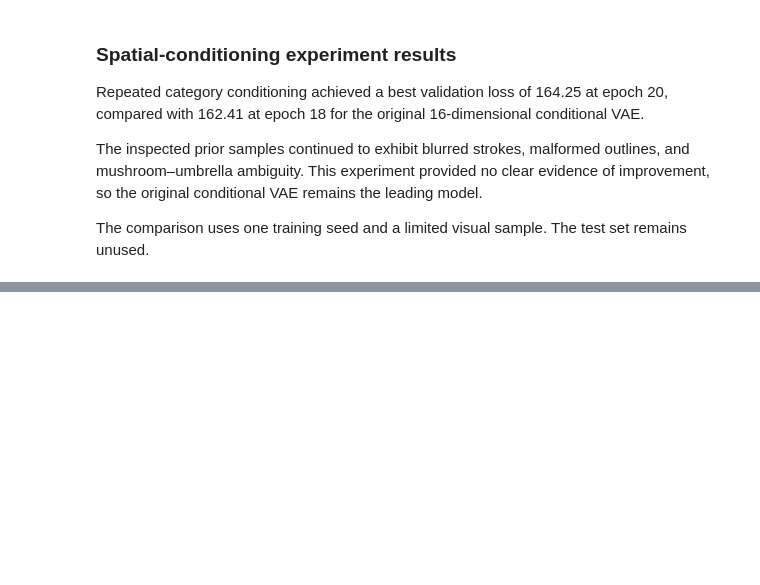
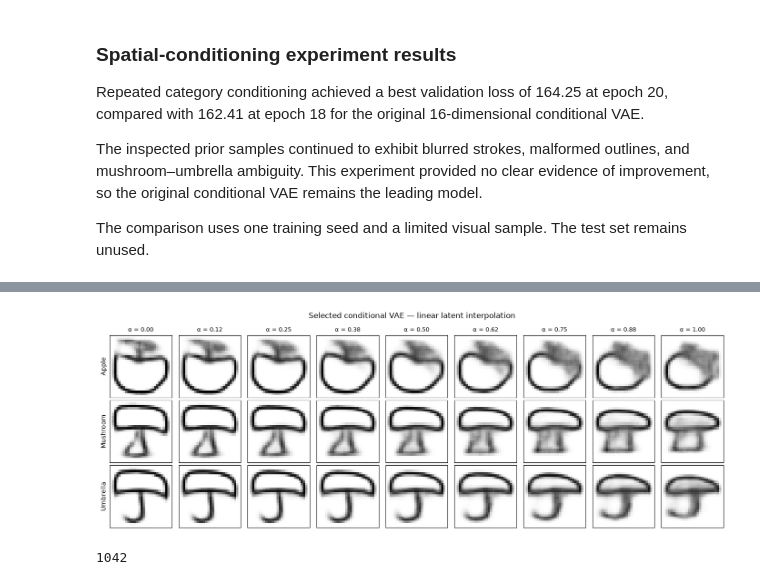
Before and after one commit to ashlabs/sketch-generation-vae, a Jupyter notebook: generative_model.ipynb, the cells around one changed output, grey strips where cells are left out. Saved outputs shown, nothing was run; the diff lists cells and outputs as text; code cells hidden in the pictures; blank space fills up the shorter version.

Commit message:
Evaluate category agreement, training similarity, and latent interpolation

```diff
--- a/generative_model.ipynb
+++ b/generative_model.ipynb
@@ -3110,0 +3714,79 @@ The test set remains unused.
+# %%
+INTERPOLATION_SEED = 1618
+INTERPOLATION_STEPS = 9
+
+interpolation_generator = torch.Generator().manual_seed(INTERPOLATION_SEED)
+endpoints = torch.randn(
+    2,
+    baseline_review_model.latent_dim,
+    generator=interpolation_generator,
+)
+
+# Blend the endpoints with equally spaced interpolation weights.
+weights = torch.linspace(0, 1, INTERPOLATION_STEPS)
+interpolated_latent = (
+    (1 - weights[:, None]) * endpoints[0]
+    + weights[:, None] * endpoints[1]
+)
+
+all_latent = interpolated_latent.repeat(len(CATEGORIES), 1).to(device)
+all_labels = torch.arange(
+    len(CATEGORIES), dtype=torch.long
+).repeat_interleave(INTERPOLATION_STEPS).to(device)
+
+baseline_review_model.eval()
+with torch.no_grad():
+    interpolation_images = baseline_review_model.decode(
+        all_latent, all_labels
+    ).sigmoid().cpu()
+
+fig, axes = plt.subplots(
+    len(CATEGORIES),
+    INTERPOLATION_STEPS,
+    figsize=(14, 5),
+)
+
+for category_id, category in enumerate(CATEGORIES):
+    for column, weight in enumerate(weights):
+        index = category_id * INTERPOLATION_STEPS + column
+        ax = axes[category_id, column]
+        ax.imshow(
+            interpolation_images[index, 0],
+            cmap="gray_r",
+            vmin=0,
+            vmax=1,
+            interpolation="nearest",
+        )
+        ax.set_xticks([])
+        ax.set_yticks([])
+
+        if category_id == 0:
+            ax.set_title(f"α = {weight.item():.2f}", fontsize=9)
+        if column == 0:
+            ax.set_ylabel(category.capitalize())
+
+fig.suptitle("Selected conditional VAE — linear latent interpolation")
+fig.tight_layout()
+fig.savefig(
+    conditional_run_dir / "figures" / "latent_interpolation.png",
+    dpi=150,
+    bbox_inches="tight",
+)
+plt.show()
+plt.close(fig)
+
+interpolation_config = {
+    "checkpoint_epoch": int(baseline_checkpoint["epoch"]),
+    "seed": INTERPOLATION_SEED,
+    "steps": INTERPOLATION_STEPS,
+    "method": "Linear interpolation",
+    "shared_endpoints_across_categories": True,
+    "latent_endpoints": endpoints.tolist(),
+}
+(conditional_run_dir / "reports" / "latent_interpolation_config.json").write_text(
+    json.dumps(interpolation_config, indent=2),
+    encoding="utf-8",
+)
+# %% [output]
+[figure, added]
+1042
```
Also changed, not shown: parts of 10 cells of this notebook, 15 other files.
